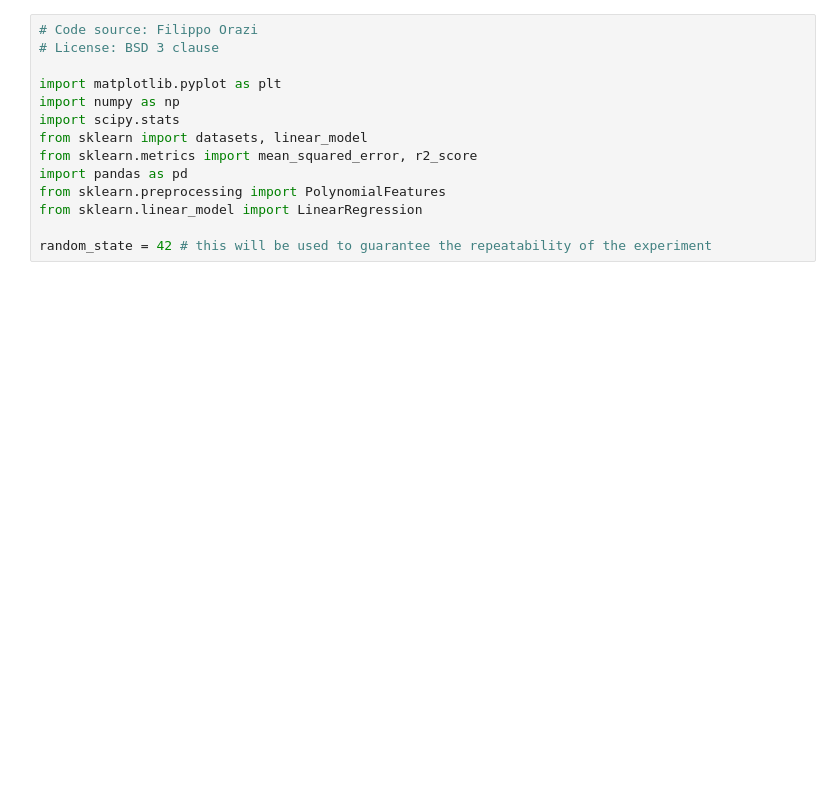
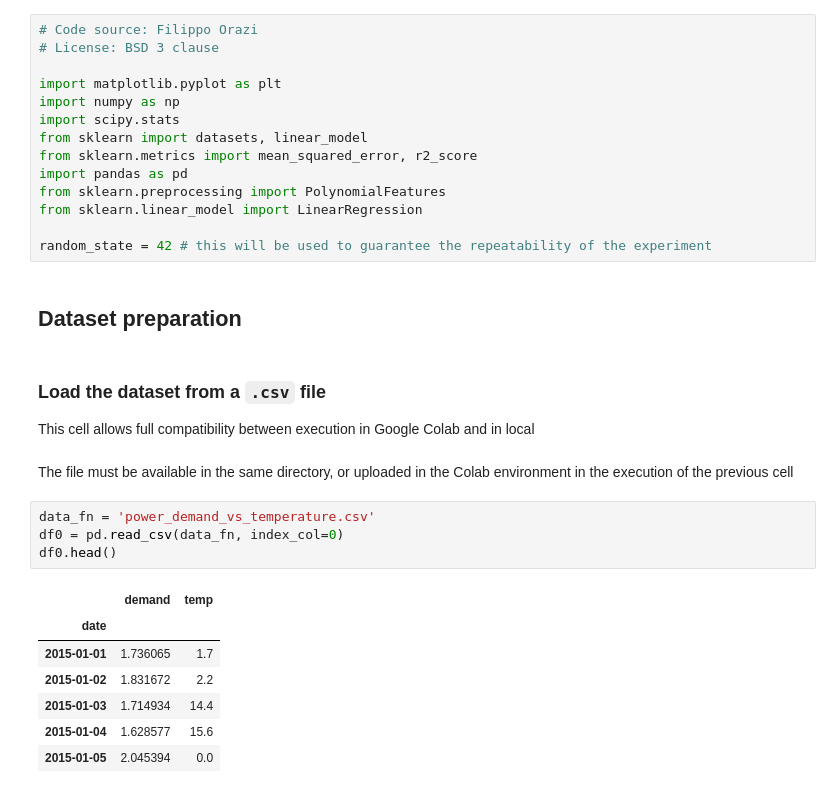
Before and after one commit to Rezashatery/polynomial-regression, a Jupyter notebook: polynomial-regression.ipynb, the cells around one changed output. Cells and saved outputs as stored; diff of their text form; blank space fills up the shorter version.

```diff
--- a/polynomial-regression.ipynb
+++ b/polynomial-regression.ipynb
@@ -40,3 +40,22 @@ from sklearn.preprocessing import PolynomialFeatures
 from sklearn.linear_model import LinearRegression
 
 random_state = 42 # this will be used to guarantee the repeatability of the experiment
+# %% [markdown]
+## Dataset preparation
+# %% [markdown]
+### Load the dataset from a `.csv` file
+This cell allows full compatibility between execution in Google Colab and in local
+# %% [markdown]
+The file must be available in the same directory, or uploaded in the Colab environment in the execution of the previous cell
+# %%
+data_fn = 'power_demand_vs_temperature.csv'
+df0 = pd.read_csv(data_fn, index_col=0)
+df0.head()
+# %% [output]
+|  | demand | temp |
+| date |  |  |
+| 2015-01-01 | 1.736065 | 1.7 |
+| 2015-01-02 | 1.831672 | 2.2 |
+| 2015-01-03 | 1.714934 | 14.4 |
+| 2015-01-04 | 1.628577 | 15.6 |
+| 2015-01-05 | 2.045394 | 0.0 |
```
Also changed, not shown: parts of 7 cells of this notebook.
